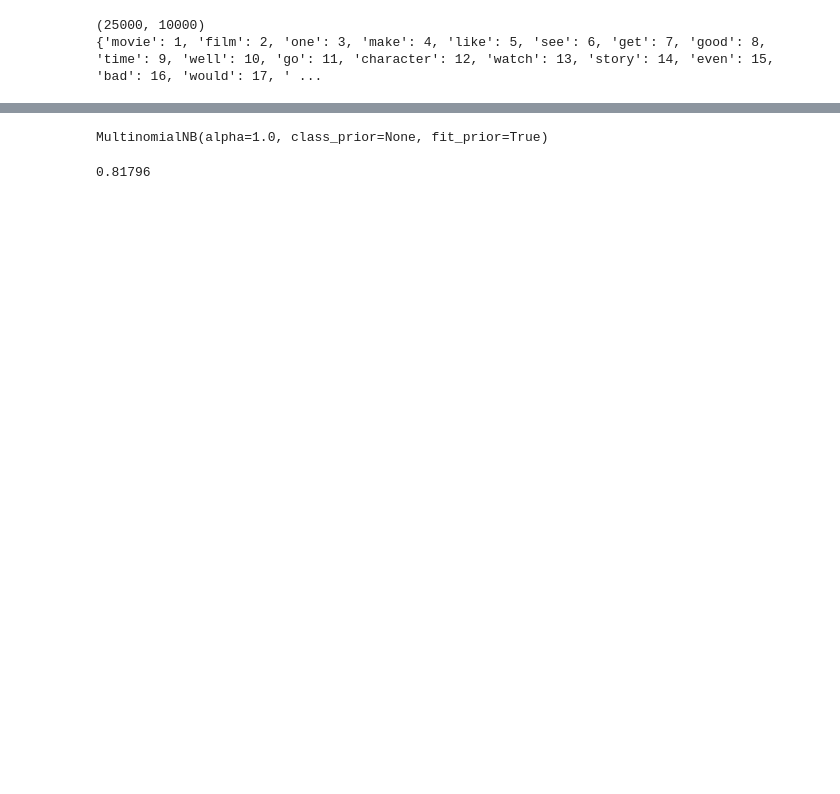
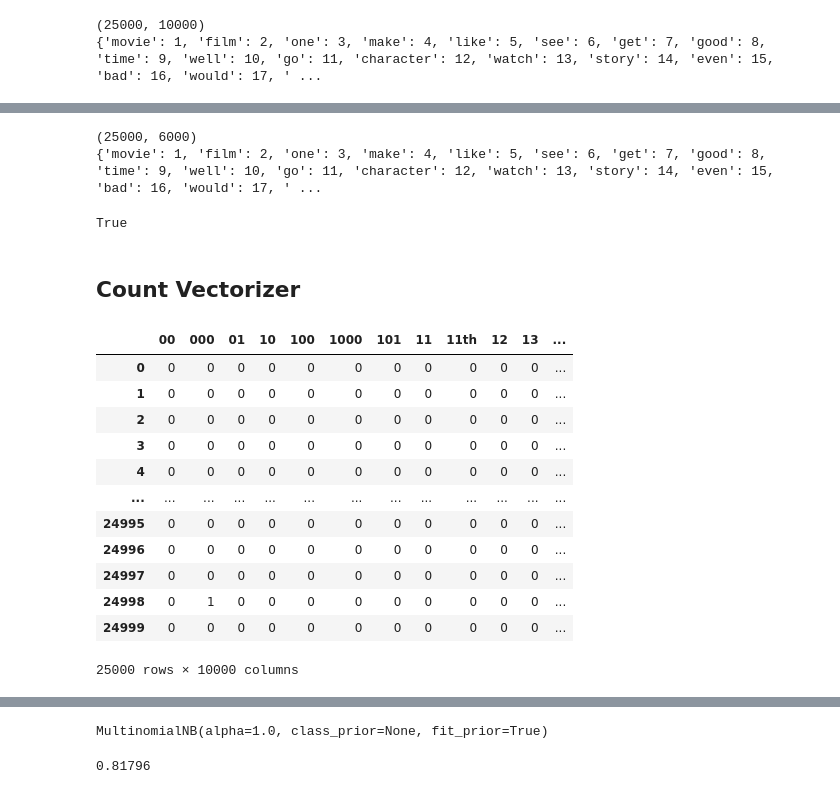
Before and after one commit to ruoxipan/sentiment-analysis, a Jupyter notebook: sml__tf_keras.ipynb, the cells around one changed output, grey strips where cells are left out. Cells and saved outputs as stored; diff of their text form; code cells hidden in the pictures; blank space fills up the shorter version.

```diff
--- a/sml__tf_keras.ipynb
+++ b/sml__tf_keras.ipynb
@@ -189,0 +252,13 @@ print(x_test.shape)
+# %%
+print(x_train_f.shape)
+print(tokenizer_f.word_index)
+print(x_test_f.shape)
+# %% [output]
+(25000, 6000)
+{'movie': 1, 'film': 2, 'one': 3, 'make': 4, 'like': 5, 'see': 6, 'get': 7, 'good': 8, 'time': 9, 'well': 10, 'go': 11, 'character': 12, 'watch': 13, 'story': 14, 'even': 15, 'bad': 16, 'would': 17, ' ...
+# %%
+print(tokenizer.word_index==tokenizer_f.word_index)
+# %% [output]
+True
+# %% [markdown]
+## Count Vectorizer
@@ -189,0 +271,16 @@ print(x_test.shape)
+# %%
+vectorized_df
+# %% [output]
+|  | 00 | 000 | 01 | 10 | 100 | 1000 | 101 | 11 | 11th | 12 | 13 | ... |
+| 0 | 0 | 0 | 0 | 0 | 0 | 0 | 0 | 0 | 0 | 0 | 0 | ... |
+| 1 | 0 | 0 | 0 | 0 | 0 | 0 | 0 | 0 | 0 | 0 | 0 | ... |
+| 2 | 0 | 0 | 0 | 0 | 0 | 0 | 0 | 0 | 0 | 0 | 0 | ... |
+| 3 | 0 | 0 | 0 | 0 | 0 | 0 | 0 | 0 | 0 | 0 | 0 | ... |
+| 4 | 0 | 0 | 0 | 0 | 0 | 0 | 0 | 0 | 0 | 0 | 0 | ... |
+| ... | ... | ... | ... | ... | ... | ... | ... | ... | ... | ... | ... | ... |
+| 24995 | 0 | 0 | 0 | 0 | 0 | 0 | 0 | 0 | 0 | 0 | 0 | ... |
+| 24996 | 0 | 0 | 0 | 0 | 0 | 0 | 0 | 0 | 0 | 0 | 0 | ... |
+| 24997 | 0 | 0 | 0 | 0 | 0 | 0 | 0 | 0 | 0 | 0 | 0 | ... |
+| 24998 | 0 | 1 | 0 | 0 | 0 | 0 | 0 | 0 | 0 | 0 | 0 | ... |
+| 24999 | 0 | 0 | 0 | 0 | 0 | 0 | 0 | 0 | 0 | 0 | 0 | ... |
+25000 rows × 10000 columns
```
Also changed, not shown: parts of 82 cells of this notebook.
